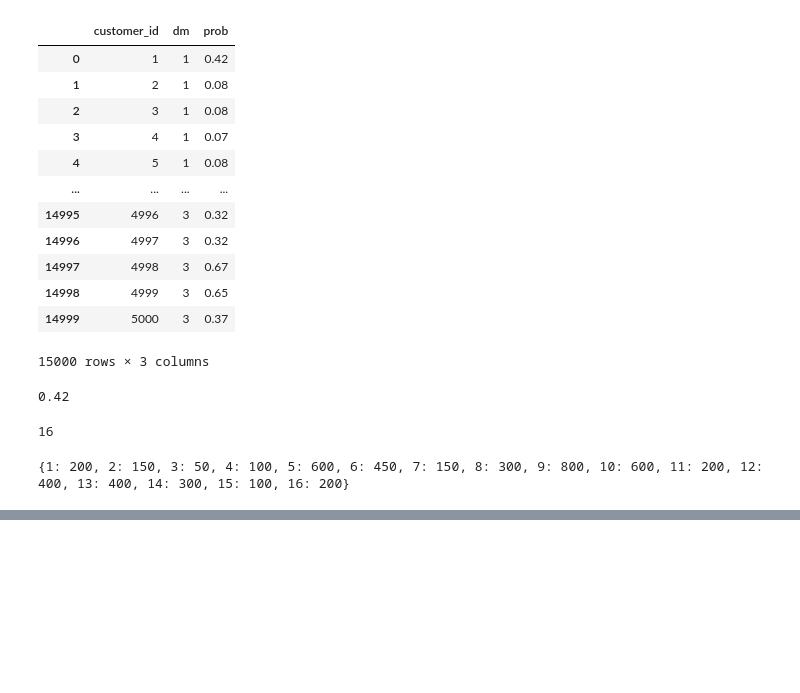
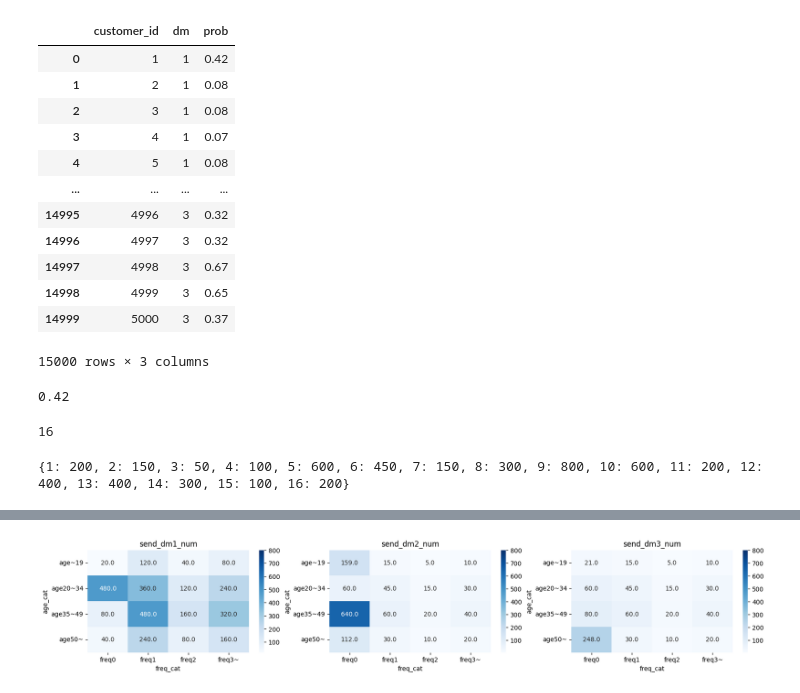
Before and after one commit to maton369/Python_Mathematical_Optimization-, a Jupyter notebook: 4.coupon/coupon.ipynb, the cells around one changed output, grey strips where cells are left out. Cells and saved outputs as stored; diff of their text form; code cells hidden in the pictures; blank space fills up the shorter version.

```diff
--- a/4.coupon/coupon.ipynb
+++ b/4.coupon/coupon.ipynb
@@ -437,0 +537,51 @@ for s in S:
+# %%
+# 各セグメントに対するそれぞれのダイレクトメールの「送付数」を可視化するコード
+# 前のコードでは aggfunc='mean' により「送付率（確率）」を見ていたが、
+# ここでは aggfunc='sum' により「実際に何件送ったか」という “量（ボリューム）” を見ている。
+#
+# 理論的には：
+# - send_dm1, send_dm2, send_dm3 は {0,1} のダミー変数（送付したら 1）とみなせる
+# - その総和は、そのセル（age_cat × freq_cat）に属する会員のうち、
+#   何人にその DM を送ったか、という「件数」を表す
+#   → 母数（セグメントの大きさ）× 送付率 を反映した、実務上のインパクト指標
+
+ax = {}
+# 1 行 3 列のサブプロットを作成し、それぞれの DM パターンごとにヒートマップを描画
+fig, (ax[0], ax[1], ax[2]) = plt.subplots(1, 3, figsize=(20, 3))
+
+# 3 種類の DM パターン（dm1, dm2, dm3）でループ
+for i, ptn in enumerate(["send_dm1", "send_dm2", "send_dm3"]):
+    # age_cat（行）× freq_cat（列）ごとに送付数を集計
+    # - ダミー変数の合計 = そのセルで DM を送付した会員の「人数」
+    cust_send_pivot_df = pd.pivot_table(
+        data=cust_send_df,
+        values=ptn,  # 対象とする DM 送付フラグ列（0 or 1）
+        columns="freq_cat",  # 列方向：購買頻度カテゴリ
+        index="age_cat",  # 行方向：年齢カテゴリ
+        aggfunc="sum",  # 合計値をとることで、送付人数（件数）を算出
+    )
+
+    # 行（年齢カテゴリ）の順序を固定して、グラフの並びを見やすく整える
+    cust_send_pivot_df = cust_send_pivot_df.reindex(
+        ["age~19", "age20~34", "age35~49", "age50~"]
+    )
+
+    # 送付「人数（件数）」のヒートマップを描画
+    # - vmax=800 はカラースケールの上限を固定し、3 つの図で比較しやすくするための設定
+    # - fmt='.1f' でセル内の数値を少数 1 桁まで表示（整数でも読みやすい）
+    sns.heatmap(
+        cust_send_pivot_df,
+        annot=True,  # 各セルに送付人数を数値表示
+        fmt=".1f",  # 少数 1 桁表示（例： 123.0）
+        cmap="Blues",  # 色の濃さで送付人数の大小を表現
+        vmax=800,  # カラーバーの最大値（スケールを揃える）
+        ax=ax[i],  # i 番目のサブプロットに描画
+    )
+
+    # タイトルに「どの DM パターンの送付数か」を明示
+    ax[i].set_title(f"{ptn}_num")
+
+# 全サブプロットをまとめて表示
+plt.show()
+# %% [output]
+[figure, added]
```
Also changed, not shown: parts of 5 cells of this notebook.
